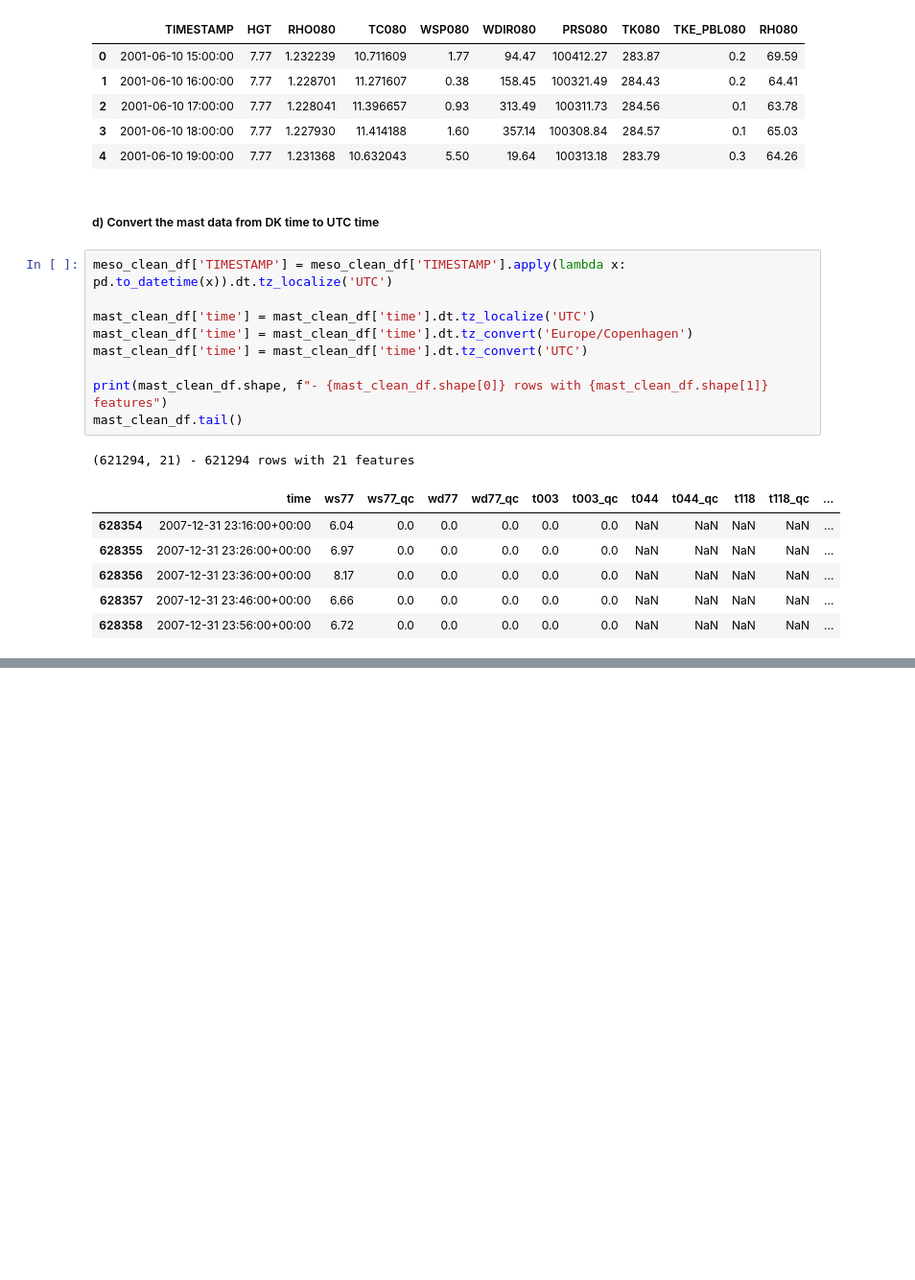
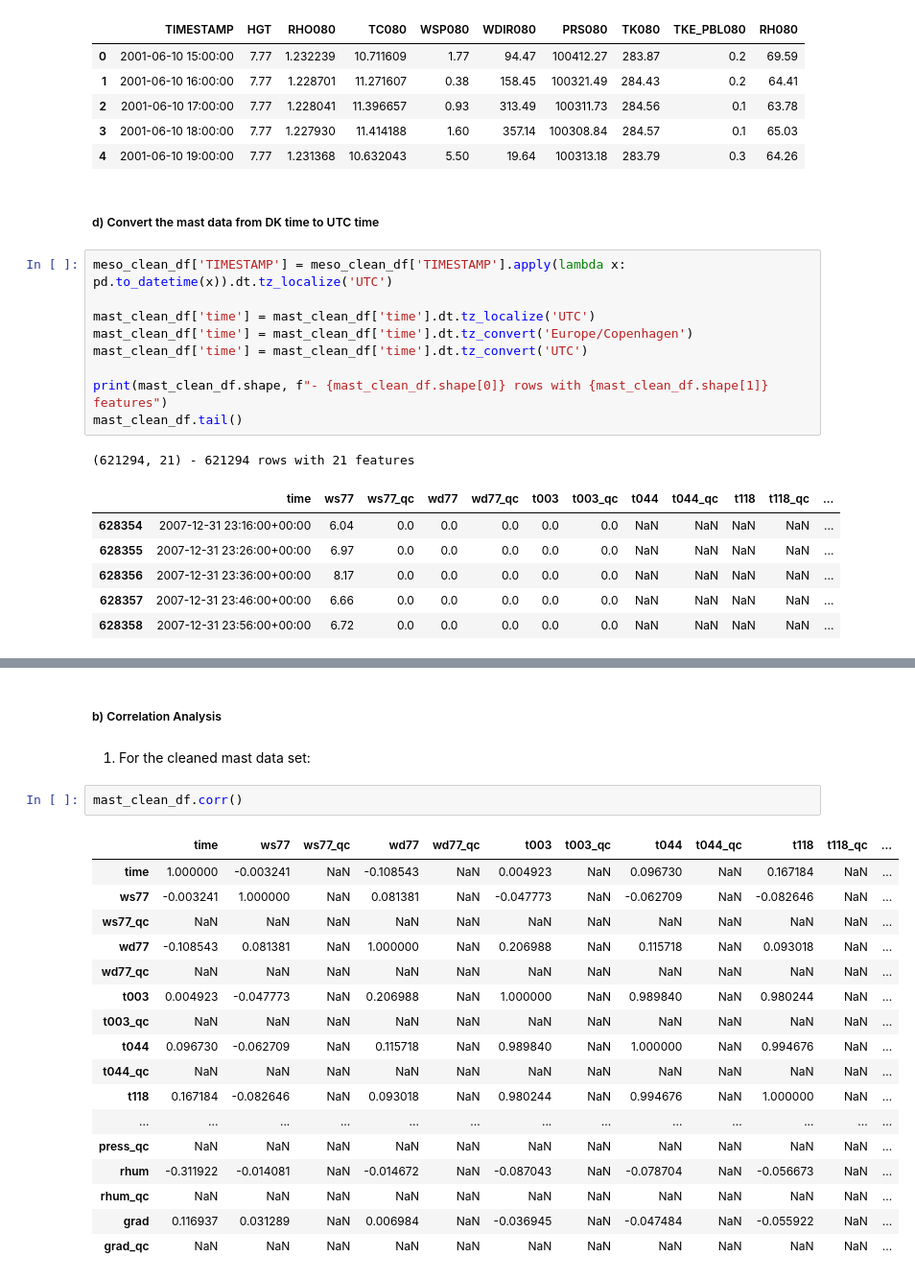
Before and after one commit to maxim-zavidei/viauc-mal1-a23, a Jupyter notebook: assignment3/assignment3-solution.ipynb, the cells around one changed output, grey strips where cells are left out. Shown at 96% size. Saved outputs shown, nothing was run; the diff lists cells and outputs as text; blank space fills up the shorter version.

```diff
--- a/assignment3/assignment3-solution.ipynb
+++ b/assignment3/assignment3-solution.ipynb
@@ -226,0 +283,24 @@ result
+# %% [markdown]
+##### b) Correlation Analysis
+# %% [markdown]
+1) For the cleaned mast data set:
+# %%
+mast_clean_df.corr()
+# %% [output]
+|  | time | ws77 | ws77_qc | wd77 | wd77_qc | t003 | t003_qc | t044 | t044_qc | t118 | t118_qc | ... |
+| time | 1.000000 | -0.003241 | NaN | -0.108543 | NaN | 0.004923 | NaN | 0.096730 | NaN | 0.167184 | NaN | ... |
+| ws77 | -0.003241 | 1.000000 | NaN | 0.081381 | NaN | -0.047773 | NaN | -0.062709 | NaN | -0.082646 | NaN | ... |
+| ws77_qc | NaN | NaN | NaN | NaN | NaN | NaN | NaN | NaN | NaN | NaN | NaN | ... |
+| wd77 | -0.108543 | 0.081381 | NaN | 1.000000 | NaN | 0.206988 | NaN | 0.115718 | NaN | 0.093018 | NaN | ... |
+| wd77_qc | NaN | NaN | NaN | NaN | NaN | NaN | NaN | NaN | NaN | NaN | NaN | ... |
+| t003 | 0.004923 | -0.047773 | NaN | 0.206988 | NaN | 1.000000 | NaN | 0.989840 | NaN | 0.980244 | NaN | ... |
+| t003_qc | NaN | NaN | NaN | NaN | NaN | NaN | NaN | NaN | NaN | NaN | NaN | ... |
+| t044 | 0.096730 | -0.062709 | NaN | 0.115718 | NaN | 0.989840 | NaN | 1.000000 | NaN | 0.994676 | NaN | ... |
+| t044_qc | NaN | NaN | NaN | NaN | NaN | NaN | NaN | NaN | NaN | NaN | NaN | ... |
+| t118 | 0.167184 | -0.082646 | NaN | 0.093018 | NaN | 0.980244 | NaN | 0.994676 | NaN | 1.000000 | NaN | ... |
+| ... | ... | ... | ... | ... | ... | ... | ... | ... | ... | ... | ... | ... |
+| press_qc | NaN | NaN | NaN | NaN | NaN | NaN | NaN | NaN | NaN | NaN | NaN | ... |
+| rhum | -0.311922 | -0.014081 | NaN | -0.014672 | NaN | -0.087043 | NaN | -0.078704 | NaN | -0.056673 | NaN | ... |
+| rhum_qc | NaN | NaN | NaN | NaN | NaN | NaN | NaN | NaN | NaN | NaN | NaN | ... |
+| grad | 0.116937 | 0.031289 | NaN | 0.006984 | NaN | -0.036945 | NaN | -0.047484 | NaN | -0.055922 | NaN | ... |
+| grad_qc | NaN | NaN | NaN | NaN | NaN | NaN | NaN | NaN | NaN | NaN | NaN | ... |
```
Also changed, not shown: parts of 17 cells of this notebook.
